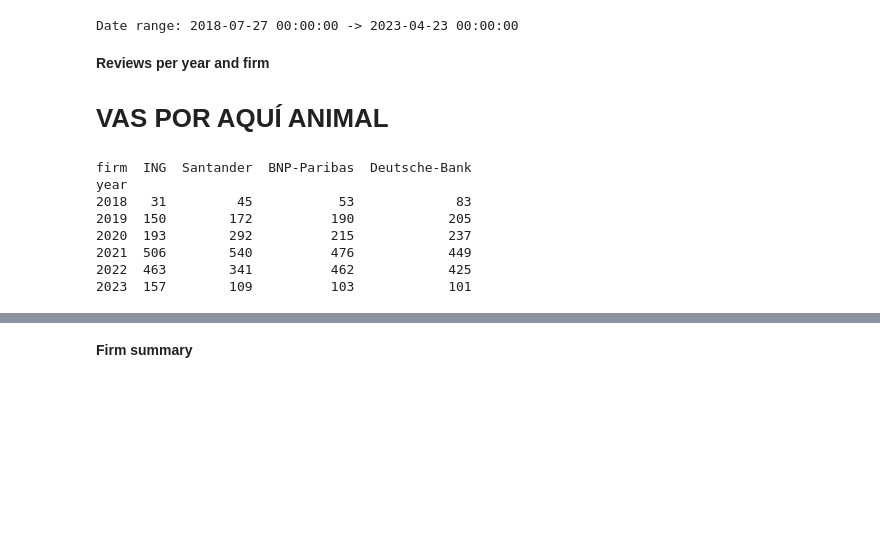
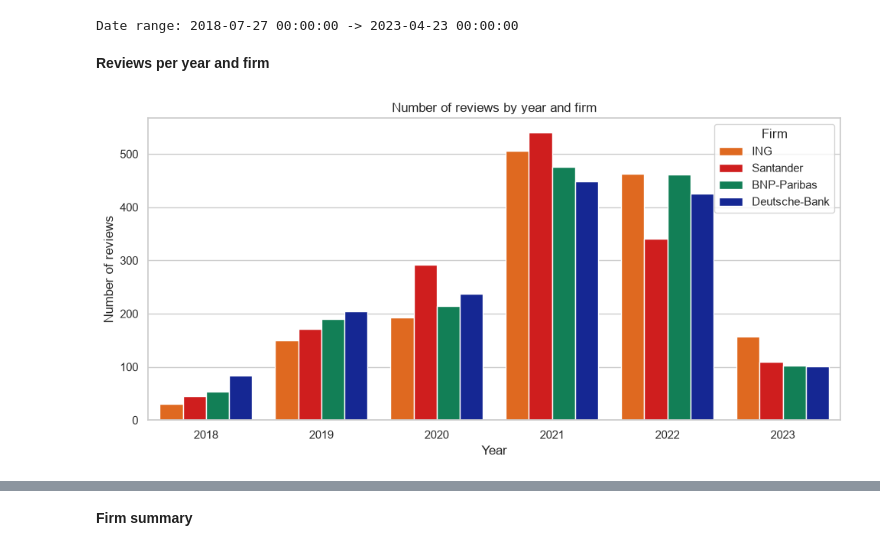
Before and after one commit to rubengil-dev/ING-glasdoor-analysis, a Jupyter notebook: mi_notebook.ipynb, the cells around one changed output, grey strips where cells are left out. Saved outputs shown, nothing was run; the diff lists cells and outputs as text; code cells hidden in the pictures; blank space fills up the shorter version.

```diff
--- a/mi_notebook.ipynb
+++ b/mi_notebook.ipynb
@@ -188,9 +190,29 @@ raw_df["tenure"] = raw_df["current"].map(get_tenure)
+# %%
+# Styling
+mapping = {
+    'n/a': 'N/A',
+    'more than 1y': '+1',
+    'less than 1y': '-1',
+    'more than 3y': '+3',
+    'more than 5y': '+5',
+    'more than 8y': '+8',
+    'more than 10y': '+10'
+}
+
+raw_df['tenure'] = raw_df['tenure'].replace(mapping)
+
+# Ordering
+clean_df['tenure'] = pd.Categorical(clean_df['tenure'], categories=['-1', '+1', '+3', '+5', '+8', '+10', 'N/A'], ordered=True)
 # %% [markdown]
 **Recomemend Fixing**
 
 `Recommend` is translated from its code (v = yes, o = no opinion, x = no).
 # %%
+# Fix
 raw_df["recommends"] = raw_df["recommend"].map({"v": "Yes", "o": "Neutral", "x": "No"})
+
+# Removing old recommend
+raw_df = raw_df.drop(columns=["recommend"])
 # %% [markdown]
 **Date casting**
 # %%
@@ -225,17 +247,18 @@ print("\nDate range:", raw_df["date_review"].min(), "->", raw_df["date_review"].
 Date range: 2018-07-27 00:00:00 -> 2023-04-23 00:00:00
 # %% [markdown]
 **Reviews per year and firm**
-
-# VAS POR AQUÍ ANIMAL
 # %%
-# Reviews per year and firm. 2018 and 2023 are partial years (July 2018 - July 2023)
-print(clean_df.pivot_table(index="year", columns="firm", values="overall_rating", aggfunc="count", observed=True)[FIRMS])
+years = sorted(clean_df["year"].unique())
+
+fig, ax = plt.subplots(figsize=(10, 5))
+sns.countplot(data=clean_df, x="year", hue="firm", order=years, hue_order=FIRMS, palette=PALETTE, ax=ax)
+
+ax.set_title("Number of reviews by year and firm")
+ax.set_xlabel("Year")
+ax.set_ylabel("Number of reviews")
+ax.legend(title="Firm")
+
+plt.tight_layout()
+plt.show()
 # %% [output]
-firm  ING  Santander  BNP-Paribas  Deutsche-Bank
-year
-2018   31         45           53             83
-2019  150        172          190            205
-2020  193        292          215            237
-2021  506        540          476            449
-2022  463        341          462            425
-2023  157        109          103            101
+[figure, added]
```
Also changed, not shown: parts of 35 cells of this notebook.
